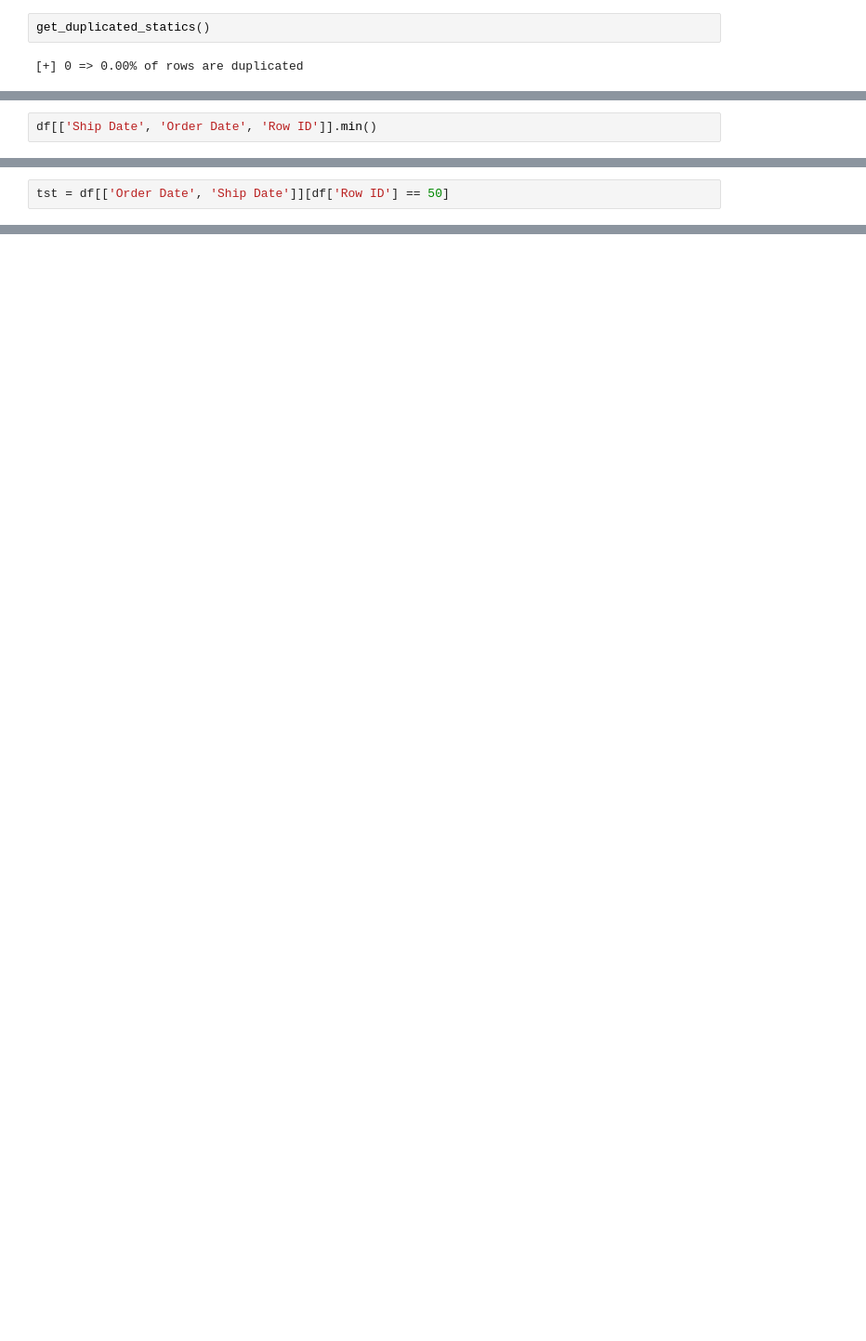
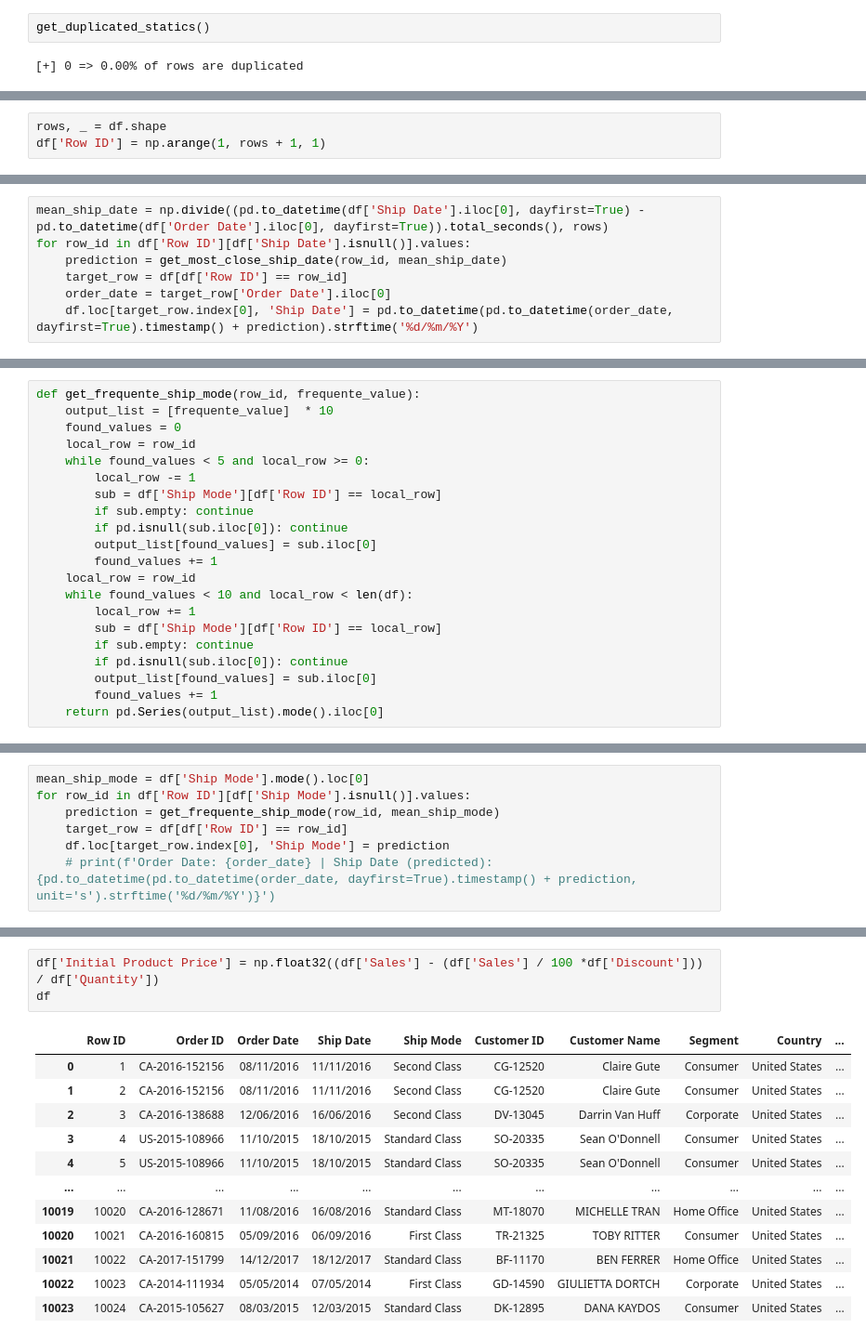
Before and after one commit to Gho-byte/DataStore360, a Jupyter notebook: notebooks/1.ipynb, the cells around one changed output, grey strips where cells are left out. Shown at 93% size. Cells and saved outputs as stored; diff of their text form; blank space fills up the shorter version.

```diff
--- a/notebooks/1.ipynb
+++ b/notebooks/1.ipynb
@@ -70,0 +46,3 @@ null_ship_date_row_ids = [np.int16(df.iloc[id]['Row ID']) for id, value in enume
+# %%
+rows, _ = df.shape
+df['Row ID'] = np.arange(1, rows + 1, 1)
@@ -93,0 +88,7 @@ def get_most_close_order_date(row_id, mean_duration_between_order_shap_dates):
+# %%
+mean_ship_date = np.divide((pd.to_datetime(df['Ship Date'].iloc[0], dayfirst=True) - pd.to_datetime(df['Order Date'].iloc[0], dayfirst=True)).total_seconds(), rows)
+for row_id in df['Row ID'][df['Ship Date'].isnull()].values:
+    prediction = get_most_close_ship_date(row_id, mean_ship_date)
+    target_row = df[df['Row ID'] == row_id]
+    order_date = target_row['Order Date'].iloc[0]
+    df.loc[target_row.index[0], 'Ship Date'] = pd.to_datetime(pd.to_datetime(order_date, dayfirst=True).timestamp() + prediction).strftime('%d/%m/%Y')
@@ -94,2 +119,21 @@ def get_most_close_order_date(row_id, mean_duration_between_order_shap_dates):
 # %%
-df[['Ship Date', 'Order Date', 'Row ID']].min()
+def get_frequente_ship_mode(row_id, frequente_value):
+    output_list = [frequente_value]  * 10
+    found_values = 0
+    local_row = row_id
+    while found_values < 5 and local_row >= 0:
+        local_row -= 1
+        sub = df['Ship Mode'][df['Row ID'] == local_row]
+        if sub.empty: continue
+        if pd.isnull(sub.iloc[0]): continue
+        output_list[found_values] = sub.iloc[0]
+        found_values += 1
+    local_row = row_id
+    while found_values < 10 and local_row < len(df):
+        local_row += 1
+        sub = df['Ship Mode'][df['Row ID'] == local_row]
+        if sub.empty: continue
+        if pd.isnull(sub.iloc[0]): continue
+        output_list[found_values] = sub.iloc[0]
+        found_values += 1
+    return pd.Series(output_list).mode().iloc[0]
@@ -117,2 +140,7 @@ df[df['Ship Date'] < df['Order Date']]
 # %%
-tst = df[['Order Date', 'Ship Date']][df['Row ID'] == 50]
+mean_ship_mode = df['Ship Mode'].mode().loc[0]
+for row_id in df['Row ID'][df['Ship Mode'].isnull()].values:
+    prediction = get_frequente_ship_mode(row_id, mean_ship_mode)
+    target_row = df[df['Row ID'] == row_id]
+    df.loc[target_row.index[0], 'Ship Mode'] = prediction
+    # print(f'Order Date: {order_date} | Ship Date (predicted): {pd.to_datetime(pd.to_datetime(order_date, dayfirst=True).timestamp() + prediction, unit='s').strftime('%d/%m/%Y')}')
@@ -122,0 +197,16 @@ pd.to_datetime(tst['Order Date'].iloc[0]).timestamp()
+# %%
+df['Initial Product Price'] = np.float32((df['Sales'] - (df['Sales'] / 100 *df['Discount'])) / df['Quantity'])
+df
+# %% [output]
+|  | Row ID | Order ID | Order Date | Ship Date | Ship Mode | Customer ID | Customer Name | Segment | Country | ... |
+| 0 | 1 | CA-2016-152156 | 08/11/2016 | 11/11/2016 | Second Class | CG-12520 | Claire Gute | Consumer | United States | ... |
+| 1 | 2 | CA-2016-152156 | 08/11/2016 | 11/11/2016 | Second Class | CG-12520 | Claire Gute | Consumer | United States | ... |
+| 2 | 3 | CA-2016-138688 | 12/06/2016 | 16/06/2016 | Second Class | DV-13045 | Darrin Van Huff | Corporate | United States | ... |
+| 3 | 4 | US-2015-108966 | 11/10/2015 | 18/10/2015 | Standard Class | SO-20335 | Sean O'Donnell | Consumer | United States | ... |
+| 4 | 5 | US-2015-108966 | 11/10/2015 | 18/10/2015 | Standard Class | SO-20335 | Sean O'Donnell | Consumer | United States | ... |
+| ... | ... | ... | ... | ... | ... | ... | ... | ... | ... | ... |
+| 10019 | 10020 | CA-2016-128671 | 11/08/2016 | 16/08/2016 | Standard Class | MT-18070 | MICHELLE TRAN | Home Office | United States | ... |
+| 10020 | 10021 | CA-2016-160815 | 05/09/2016 | 06/09/2016 | First Class | TR-21325 | TOBY RITTER | Consumer | United States | ... |
+| 10021 | 10022 | CA-2017-151799 | 14/12/2017 | 18/12/2017 | Standard Class | BF-11170 | BEN FERRER | Home Office | United States | ... |
+| 10022 | 10023 | CA-2014-111934 | 05/05/2014 | 07/05/2014 | First Class | GD-14590 | GIULIETTA DORTCH | Corporate | United States | ... |
+| 10023 | 10024 | CA-2015-105627 | 08/03/2015 | 12/03/2015 | Standard Class | DK-12895 | DANA KAYDOS | Consumer | United States | ... |
```
Also changed, not shown: parts of 27 cells of this notebook.
